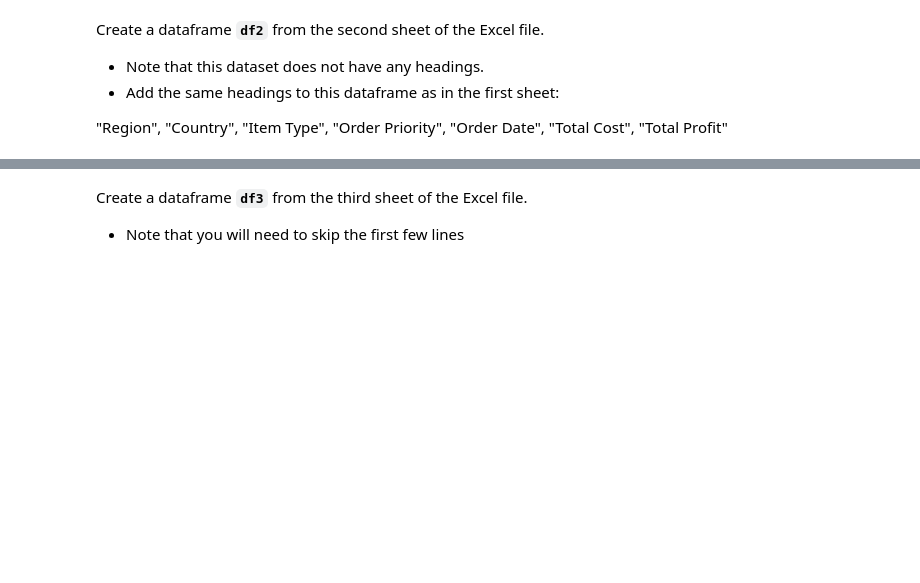
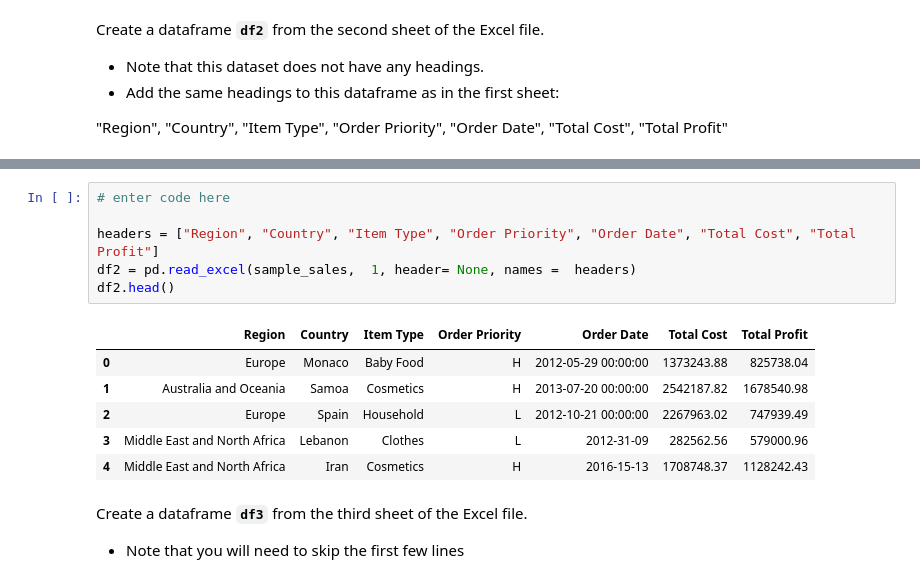
Before and after one commit to BonganeNobela/data-science-, a Jupyter notebook: DIRISA Training Content/Day 1/Pandas_DataFrame_Practical_empty.ipynb, the cells around one changed output, grey strips where cells are left out. Saved outputs shown, nothing was run; the diff lists cells and outputs as text; blank space fills up the shorter version.

```diff
--- a/DIRISA Training Content/Day 1/Pandas_DataFrame_Practical_empty.ipynb
+++ b/DIRISA Training Content/Day 1/Pandas_DataFrame_Practical_empty.ipynb
@@ -21,3 +32,16 @@ Create a dataframe **`df2`** from the second sheet of the Excel file.
+# %%
+# enter code here
+
+headers = ["Region", "Country", "Item Type", "Order Priority", "Order Date", "Total Cost", "Total Profit"]
+df2 = pd.read_excel(sample_sales,  1, header= None, names =  headers)
+df2.head()
+# %% [output]
+|  | Region | Country | Item Type | Order Priority | Order Date | Total Cost | Total Profit |
+| 0 | Europe | Monaco | Baby Food | H | 2012-05-29 00:00:00 | 1373243.88 | 825738.04 |
+| 1 | Australia and Oceania | Samoa | Cosmetics | H | 2013-07-20 00:00:00 | 2542187.82 | 1678540.98 |
+| 2 | Europe | Spain | Household | L | 2012-10-21 00:00:00 | 2267963.02 | 747939.49 |
+| 3 | Middle East and North Africa | Lebanon | Clothes | L | 2012-31-09 | 282562.56 | 579000.96 |
+| 4 | Middle East and North Africa | Iran | Cosmetics | H | 2016-15-13 | 1708748.37 | 1128242.43 |
 # %% [markdown]
 Create a dataframe **`df3`** from the third sheet of the Excel file.
 * Note that you will need to skip the first few lines
```
Also changed, not shown: parts of 27 cells of this notebook, 1 other file.
